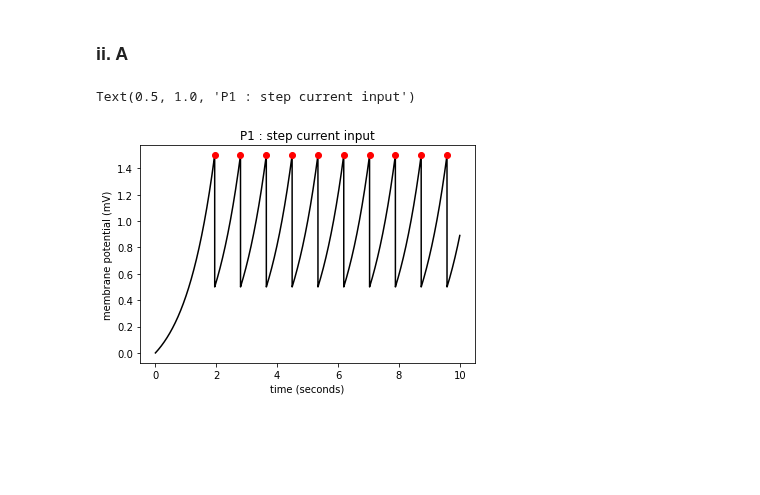
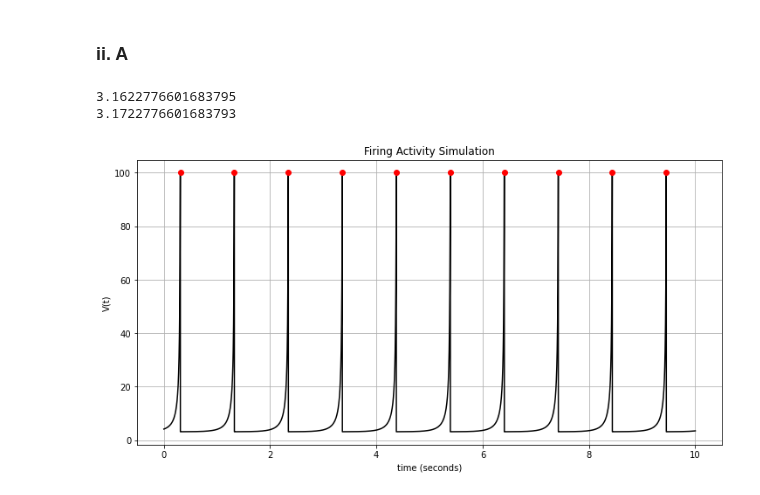
Before and after one commit to Evan-Callaghan/FieldsAcademy-NeuralNetworks, a Jupyter notebook: Assignments/assignment1.ipynb, the cells around one changed output. Saved outputs shown, nothing was run; the diff lists cells and outputs as text; code cells hidden in the pictures; blank space fills up the shorter version.

```diff
--- a/Assignments/assignment1.ipynb
+++ b/Assignments/assignment1.ipynb
@@ -209,19 +186,15 @@ def integrate_and_fire(V, spikes, i, I):
 # %%
+## Initializing
 V, spikes = initialize_simulation()
 
-# iterate over each time step
+## Iterating over each time step
 for i, t in islice(enumerate(time),1,None):
 
-    #effect change in potential and fire (if appropriate)
     V, spikes = integrate_and_fire(V, spikes, i, I)
 
-# since we didn't add in the spikes directly to the membrane potentials (this would cause wild increases in potential),
-# ...we must add it back in now
 V[spikes==1] = V_peak
 
-# # plot membrane potential
-plot_potentials(time, V, time[spikes==1])
-plt.title('P1 : step current input')
+## Plotting V(t)
+plot_V(time, V, time[spikes==1])
+plt.title('Firing Activity Simulation')
+plt.grid()
-# %% [output]
-Text(0.5, 1.0, 'P1 : step current input')
-[figure, removed]
@@ -228,3 +241,26 @@ Text(0.5, 1.0, 'P1 : step current input')
+# %%
+print(V_thres)
+print(V_reset)
+# %% [output]
+3.1622776601683795
+3.1722776601683793
+# %%
+## Initializing
+V, spikes = initialize_simulation()
+
+## Iterating over each time step
+for i, t in islice(enumerate(time),1,None):
+
+    V, spikes = integrate_and_fire(V, spikes, i, I)
+
+V[spikes==1] = V_peak
+
+## Plotting V(t)
+plot_V(time, V, time[spikes==1])
+plt.title('Firing Activity Simulation')
+plt.grid()
+# %% [output]
+[figure, added]
 # %%
 ## Setting parameter values
 I = 0.25
```
Also changed, not shown: parts of 13 cells of this notebook.
